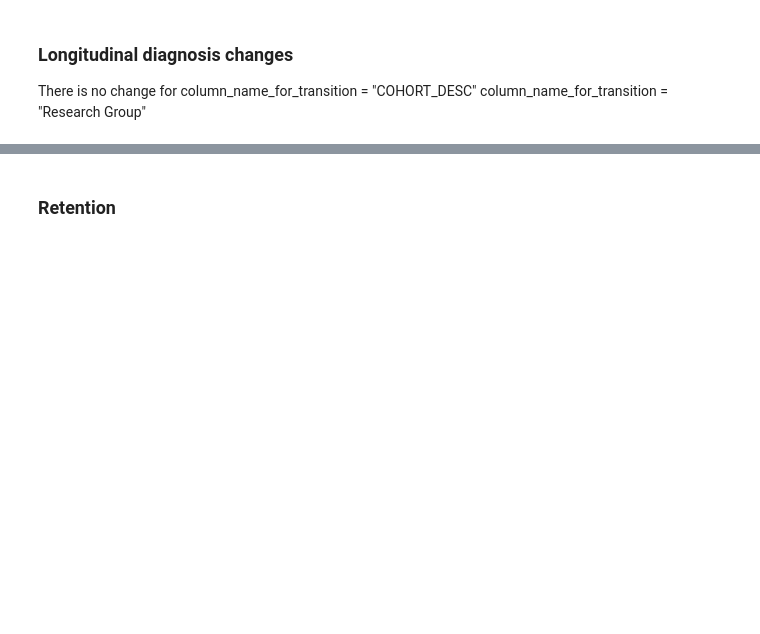
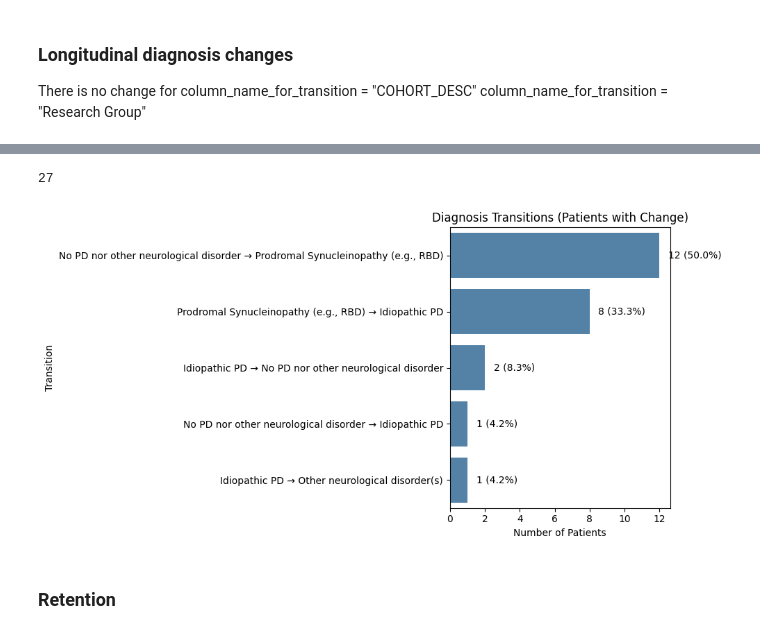
Before and after one commit to PierreFalconnier/mri-preprocessing, a Jupyter notebook: csv_exploration/PPMI_explo/PPMI_utlimate_exploration.ipynb, the cells around one changed output, grey strips where cells are left out. Saved outputs shown, nothing was run; the diff lists cells and outputs as text; code cells hidden in the pictures; blank space fills up the shorter version.

```diff
--- a/csv_exploration/PPMI_explo/PPMI_utlimate_exploration.ipynb
+++ b/csv_exploration/PPMI_explo/PPMI_utlimate_exploration.ipynb
@@ -198,10 +219,10 @@ df = df[
 # %%
-# print(df["Description"].unique().tolist())
+print(df["Description"].unique().tolist())
 
-# # Get the list
-# desc_list = df["Description"].unique().tolist()
+# Get the list
+desc_list = df["Description"].unique().tolist()
 
-# # Save to a txt file
-# with open("descriptions.txt", "w", encoding="utf-8") as f:
-#     for item in desc_list:
-#         f.write(str(item) + "\n")
+# Save to a txt file
+with open("descriptions.txt", "w", encoding="utf-8") as f:
+    for item in desc_list:
+        f.write(str(item) + "\n")
@@ -473,38 +574,43 @@ for pat, group in df_sorted.groupby("PATNO"):
 
 
 transition_counts = pd.Series(transitions).value_counts()
+print(len(transitions))
+transition_counts = transition_counts.head(5)  # keep top 10 transitions
 
 # Total number of transitions
 total_transitions = transition_counts.sum()
 
 plt.figure(figsize=(10, 5))
 
 ax = sns.barplot(
     x=transition_counts.values, y=transition_counts.index, color="steelblue"
 )
 
 plt.title("Diagnosis Transitions (Patients with Change)")
 plt.xlabel("Number of Patients")
 plt.ylabel("Transition")
 
 # Annotate with count + percentage
 for i, (count, label) in enumerate(
     zip(transition_counts.values, transition_counts.index)
 ):
     percentage = 100 * count / total_transitions
     ax.text(
         count + 0.5,  # position slightly to the right of bar
         i,
         f"{count} ({percentage:.1f}%)",
         va="center",
     )
 
 plt.tight_layout()
 plt.show()
 
 
 # print("Transition counts:")
 # print(transition_counts)
+# %% [output]
+27
+[figure, added]
 # %% [markdown]
 ### Retention
 # %%
```
Also changed, not shown: parts of 34 cells of this notebook, 3 other files.
